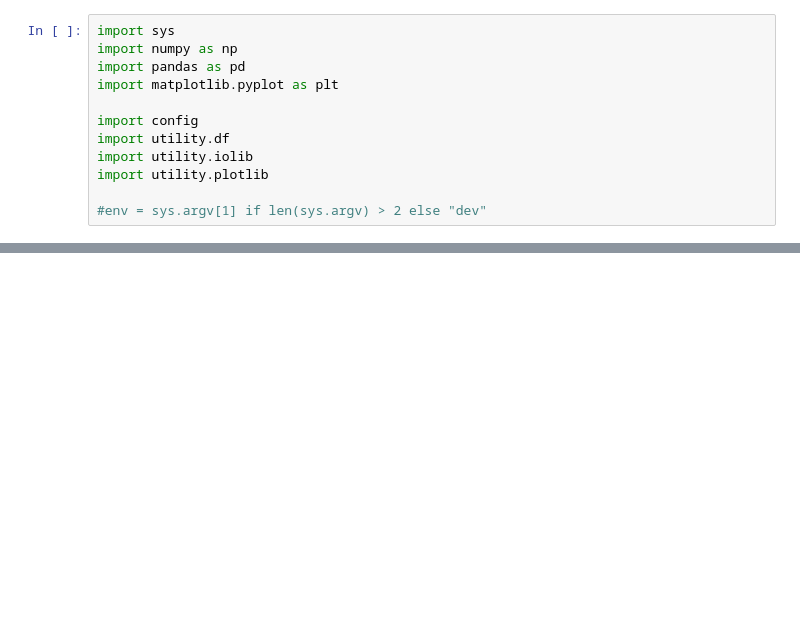
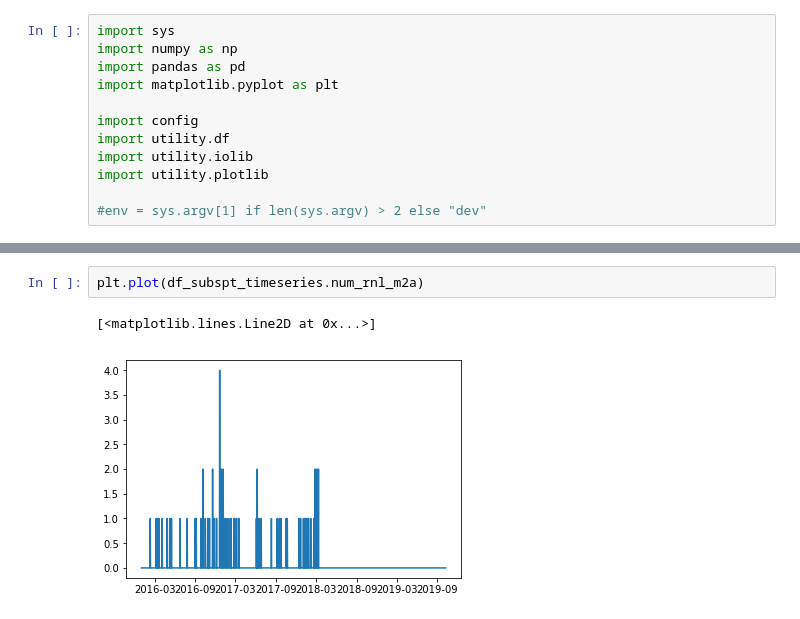
Before and after one commit to vicaws/Whizz, a Jupyter notebook: Code/Churn/Churn/NB_DescriptiveStats.ipynb, the cells around one changed output, grey strips where cells are left out. Drawn from its saved outputs; the diff is of its cells as text; blank space fills up the shorter version.

```diff
--- a/Code/Churn/Churn/NB_DescriptiveStats.ipynb
+++ b/Code/Churn/Churn/NB_DescriptiveStats.ipynb
@@ -47,0 +53,5 @@ Due to configuration, data as of unsteady period have been removed!
+# %%
+plt.plot(df_subspt_timeseries.num_rnl_m2a)
+# %% [output]
+[<matplotlib.lines.Line2D at 0x...>]
+[figure, added]
```
Also changed, not shown: parts of 3 cells of this notebook, 12 other files.
